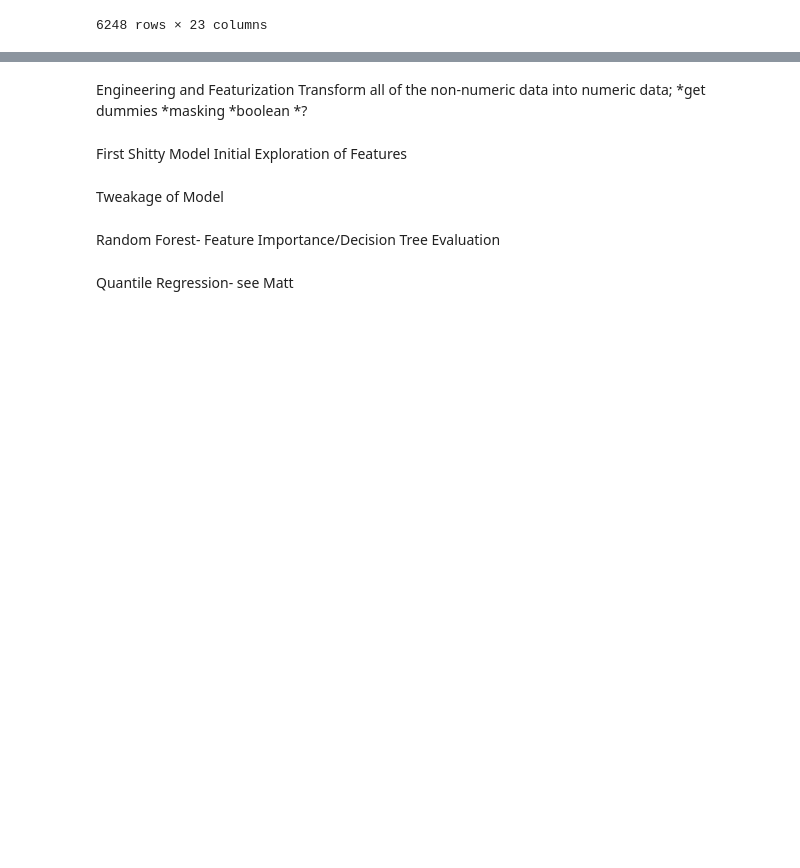
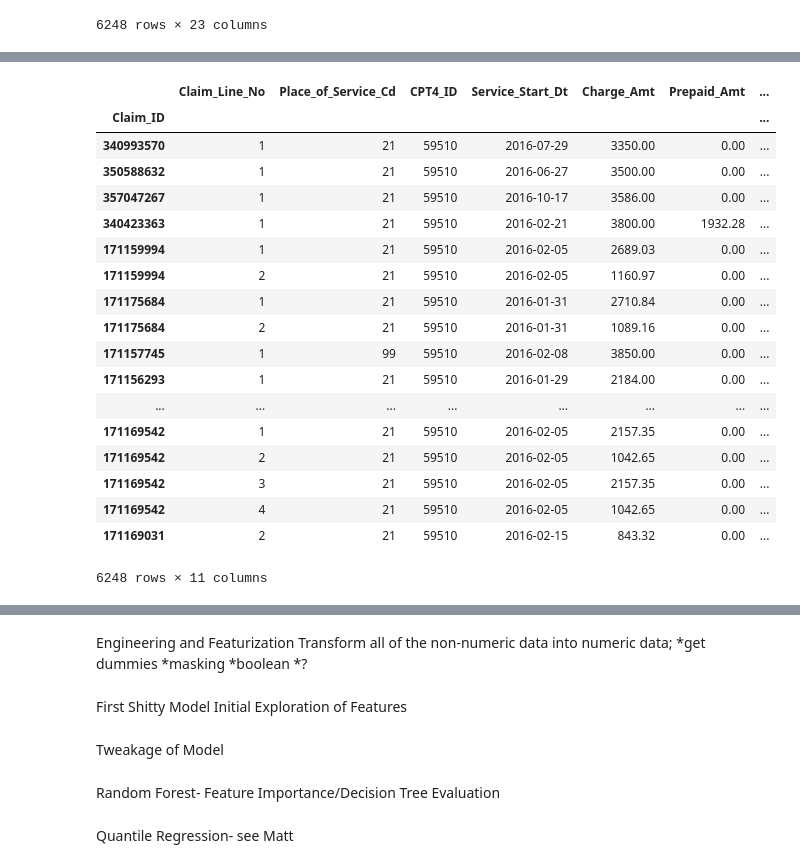
Before and after one commit to jlhewitt/Healthcare-Claim-Analysis, a Jupyter notebook: Save_For_Later/Data_Pipeline.ipynb, the cells around one changed output, grey strips where cells are left out. Saved outputs shown, nothing was run; the diff lists cells and outputs as text; code cells hidden in the pictures; blank space fills up the shorter version.

```diff
--- a/Save_For_Later/Data_Pipeline.ipynb
+++ b/Save_For_Later/Data_Pipeline.ipynb
@@ -190,0 +231,24 @@ medical_line_edited
+# %%
+#There are few rows with CPT4 modifications. For the first model, drop them to simplify the process
+simplified_CPT4_df = edited_caesarian_df.drop(['CPT4_Mod1_Cd', 'CPT4_Mod2_Cd', 'CPT4_Mod3_Cd', 'CPT4_Mod4_Cd'], axis=1)
+simplified_CPT4_df
+# %% [output]
+|  | Claim_Line_No | Place_of_Service_Cd | CPT4_ID | Service_Start_Dt | Charge_Amt | Prepaid_Amt | ... |
+| Claim_ID |  |  |  |  |  |  | ... |
+| 340993570 | 1 | 21 | 59510 | 2016-07-29 | 3350.00 | 0.00 | ... |
+| 350588632 | 1 | 21 | 59510 | 2016-06-27 | 3500.00 | 0.00 | ... |
+| 357047267 | 1 | 21 | 59510 | 2016-10-17 | 3586.00 | 0.00 | ... |
+| 340423363 | 1 | 21 | 59510 | 2016-02-21 | 3800.00 | 1932.28 | ... |
+| 171159994 | 1 | 21 | 59510 | 2016-02-05 | 2689.03 | 0.00 | ... |
+| 171159994 | 2 | 21 | 59510 | 2016-02-05 | 1160.97 | 0.00 | ... |
+| 171175684 | 1 | 21 | 59510 | 2016-01-31 | 2710.84 | 0.00 | ... |
+| 171175684 | 2 | 21 | 59510 | 2016-01-31 | 1089.16 | 0.00 | ... |
+| 171157745 | 1 | 99 | 59510 | 2016-02-08 | 3850.00 | 0.00 | ... |
+| 171156293 | 1 | 21 | 59510 | 2016-01-29 | 2184.00 | 0.00 | ... |
+| ... | ... | ... | ... | ... | ... | ... | ... |
+| 171169542 | 1 | 21 | 59510 | 2016-02-05 | 2157.35 | 0.00 | ... |
+| 171169542 | 2 | 21 | 59510 | 2016-02-05 | 1042.65 | 0.00 | ... |
+| 171169542 | 3 | 21 | 59510 | 2016-02-05 | 2157.35 | 0.00 | ... |
+| 171169542 | 4 | 21 | 59510 | 2016-02-05 | 1042.65 | 0.00 | ... |
+| 171169031 | 2 | 21 | 59510 | 2016-02-15 | 843.32 | 0.00 | ... |
+6248 rows × 11 columns
```
Also changed, not shown: parts of 5 cells of this notebook.
